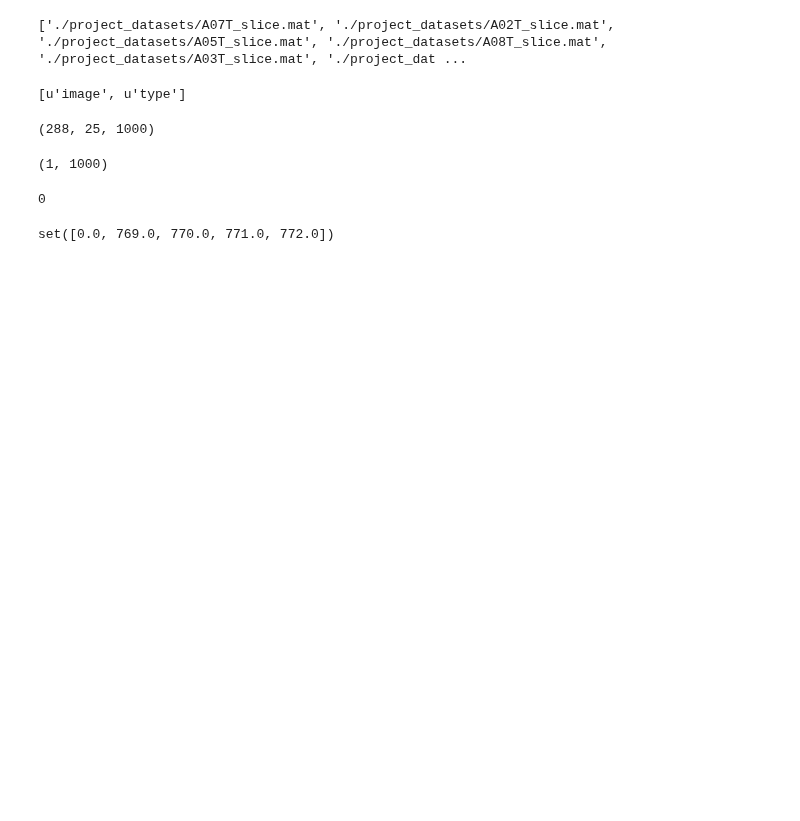
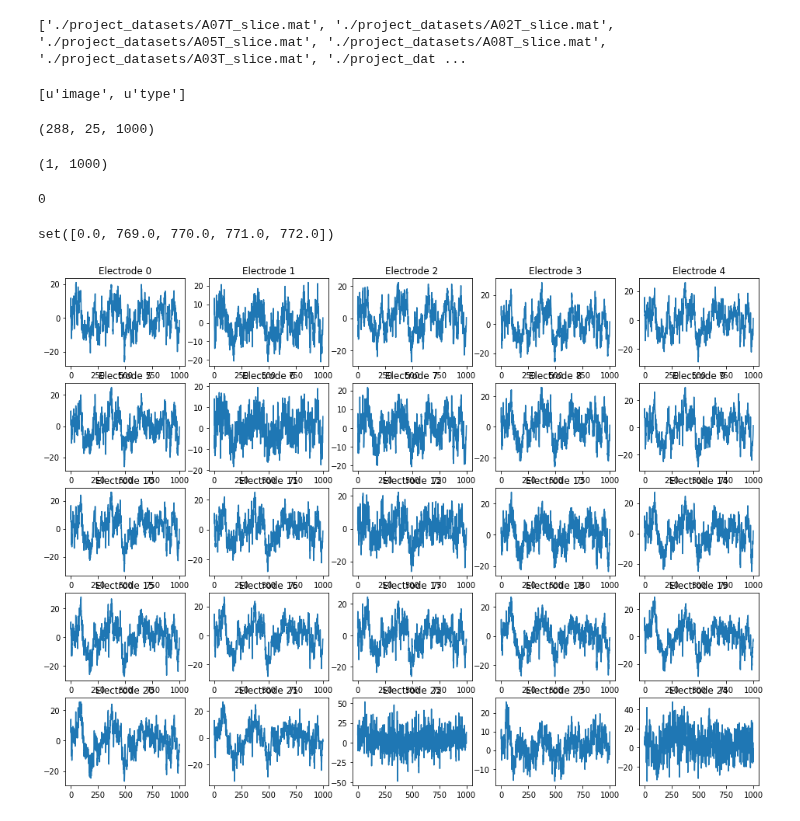
Before and after one commit to jayanthjaiswal/dl-project, a Jupyter notebook: Project Workbook.ipynb, the cells around one changed output. Cells and saved outputs as stored; diff of their text form; code cells hidden in the pictures; blank space fills up the shorter version.

```diff
--- a/Project Workbook.ipynb
+++ b/Project Workbook.ipynb
@@ -44,6 +44,8 @@ set([0.0, 769.0, 770.0, 771.0, 772.0])
 # %%
 for i in range(25):
     plt.subplot(5,5,i+1)
     plt.plot(matfile['image'][0,i,:])
     plt.title("Electrode " + str(i))
-    plt.rcParams["figure.figsize"] = [10,10]
+    plt.rcParams["figure.figsize"] = [20,20]
+# %% [output]
+[figure, added]
```
